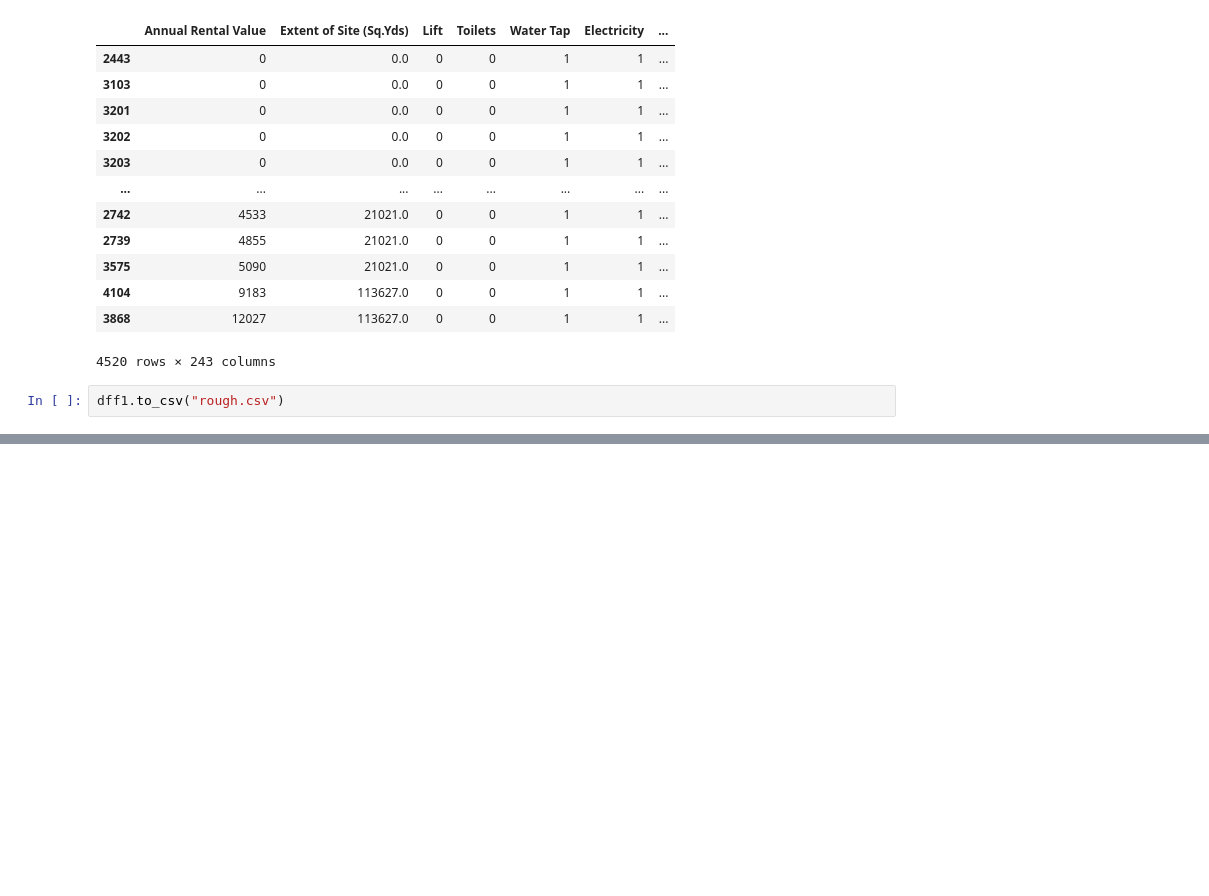
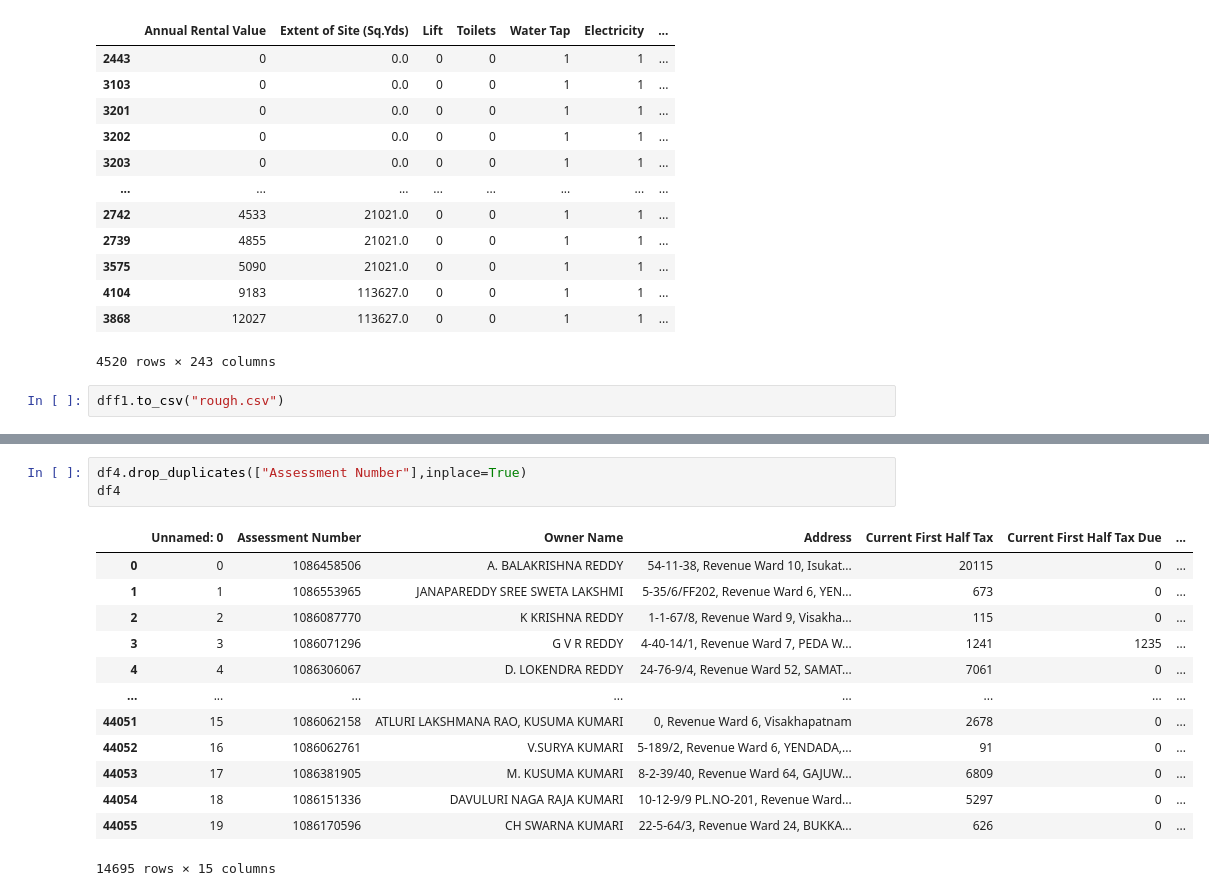
Before and after one commit to AnuravModak/data_analysis, a Jupyter notebook: Untitled.ipynb, the cells around one changed output, grey strips where cells are left out. Cells and saved outputs as stored; diff of their text form; blank space fills up the shorter version.

```diff
--- a/Untitled.ipynb
+++ b/Untitled.ipynb
@@ -63,0 +81,17 @@ dff1.to_csv("rough.csv")
+# %%
+df4.drop_duplicates(["Assessment Number"],inplace=True)
+df4
+# %% [output]
+|  | Unnamed: 0 | Assessment Number | Owner Name | Address | Current First Half Tax | Current First Half Tax Due | ... |
+| 0 | 0 | 1086458506 | A. BALAKRISHNA REDDY | 54-11-38, Revenue Ward 10, Isukat... | 20115 | 0 | ... |
+| 1 | 1 | 1086553965 | JANAPAREDDY SREE SWETA LAKSHMI | 5-35/6/FF202, Revenue Ward 6, YEN... | 673 | 0 | ... |
+| 2 | 2 | 1086087770 | K KRISHNA REDDY | 1-1-67/8, Revenue Ward 9, Visakha... | 115 | 0 | ... |
+| 3 | 3 | 1086071296 | G V R REDDY | 4-40-14/1, Revenue Ward 7, PEDA W... | 1241 | 1235 | ... |
+| 4 | 4 | 1086306067 | D. LOKENDRA REDDY | 24-76-9/4, Revenue Ward 52, SAMAT... | 7061 | 0 | ... |
+| ... | ... | ... | ... | ... | ... | ... | ... |
+| 44051 | 15 | 1086062158 | ATLURI LAKSHMANA RAO, KUSUMA KUMARI | 0, Revenue Ward 6, Visakhapatnam | 2678 | 0 | ... |
+| 44052 | 16 | 1086062761 | V.SURYA KUMARI | 5-189/2, Revenue Ward 6, YENDADA,... | 91 | 0 | ... |
+| 44053 | 17 | 1086381905 | M. KUSUMA KUMARI | 8-2-39/40, Revenue Ward 64, GAJUW... | 6809 | 0 | ... |
+| 44054 | 18 | 1086151336 | DAVULURI NAGA RAJA KUMARI | 10-12-9/9 PL.NO-201, Revenue Ward... | 5297 | 0 | ... |
+| 44055 | 19 | 1086170596 | CH SWARNA KUMARI | 22-5-64/3, Revenue Ward 24, BUKKA... | 626 | 0 | ... |
+14695 rows × 15 columns
```
Also changed, not shown: parts of 1 cell of this notebook, 3 other files.
